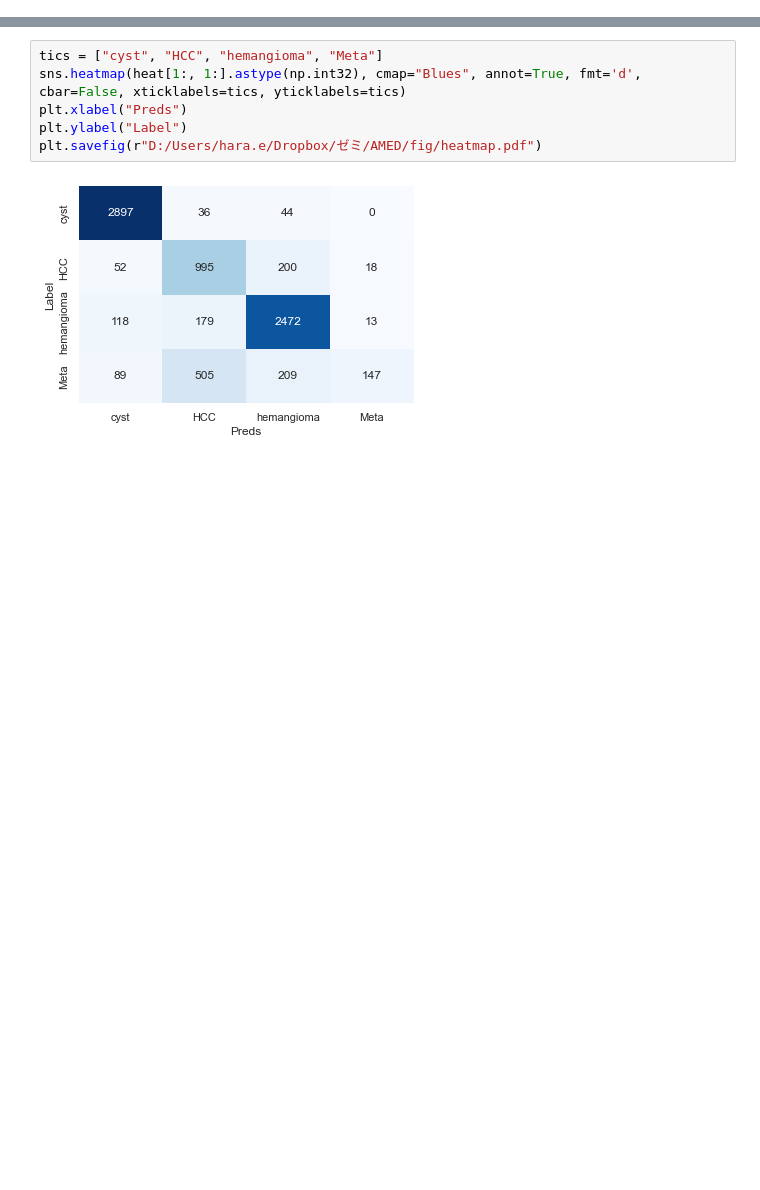
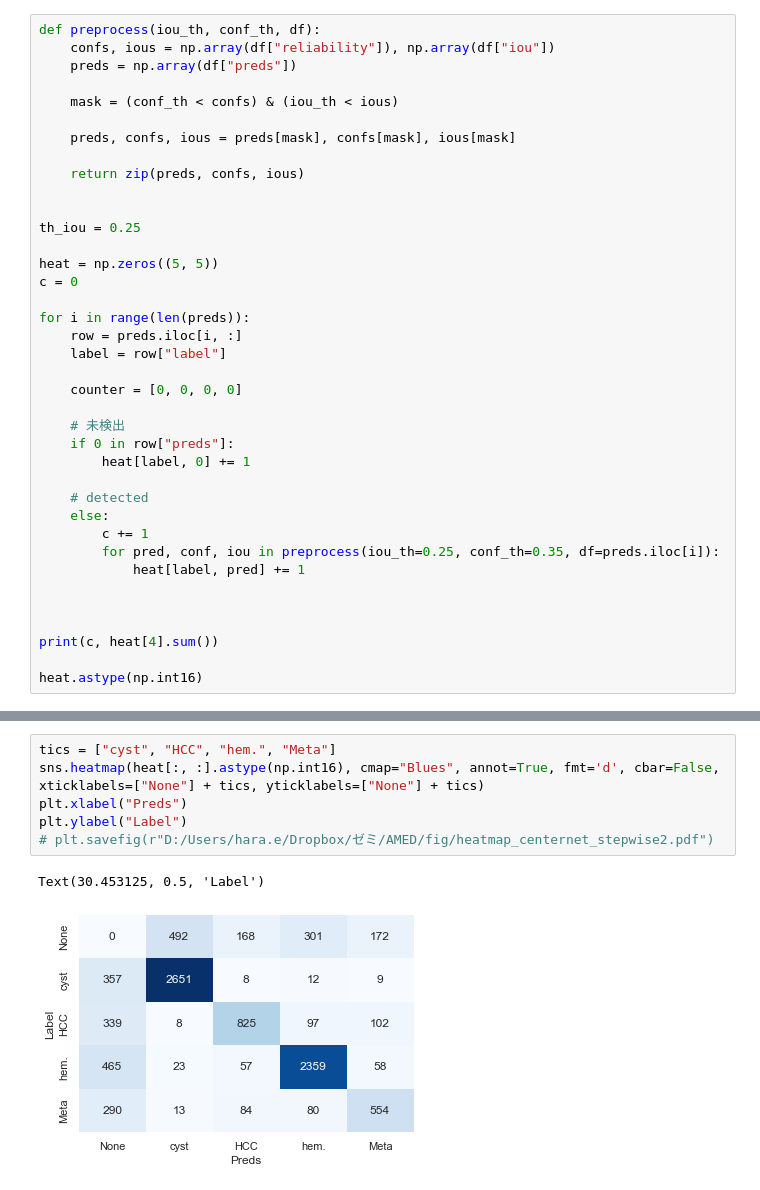
Before and after one commit to a5chin/AMED, a Jupyter notebook: notebook/confusion_matrix.ipynb, the cells around one changed output, grey strips where cells are left out. Saved outputs shown, nothing was run; the diff lists cells and outputs as text; blank space fills up the shorter version.

```diff
--- a/notebook/confusion_matrix.ipynb
+++ b/notebook/confusion_matrix.ipynb
@@ -84,0 +136,38 @@ array([[   0.,    0.,    0.,    0.,    0.],
+# %%
+def preprocess(iou_th, conf_th, df):
+    confs, ious = np.array(df["reliability"]), np.array(df["iou"])
+    preds = np.array(df["preds"])
+
+    mask = (conf_th < confs) & (iou_th < ious)
+
+    preds, confs, ious = preds[mask], confs[mask], ious[mask]
+
+    return zip(preds, confs, ious)
+
+
+th_iou = 0.25
+
+heat = np.zeros((5, 5))
+c = 0
+
+for i in range(len(preds)):
+    row = preds.iloc[i, :]
+    label = row["label"]
+
+    counter = [0, 0, 0, 0]
+
+    # 未検出
+    if 0 in row["preds"]:
+        heat[label, 0] += 1
+
+    # detected
+    else:
+        c += 1
+        for pred, conf, iou in preprocess(iou_th=0.25, conf_th=0.35, df=preds.iloc[i]):
+            heat[label, pred] += 1
+
+
+
+print(c, heat[4].sum())
+
+heat.astype(np.int16)
@@ -85,9 +234,10 @@ array([[   0.,    0.,    0.,    0.,    0.],
 # %%
-tics = ["cyst", "HCC", "hemangioma", "Meta"]
-sns.heatmap(heat[1:, 1:].astype(np.int32), cmap="Blues", annot=True, fmt='d', cbar=False, xticklabels=tics, yticklabels=tics)
+tics = ["cyst", "HCC", "hem.", "Meta"]
+sns.heatmap(heat[:, :].astype(np.int16), cmap="Blues", annot=True, fmt='d', cbar=False, xticklabels=["None"] + tics, yticklabels=["None"] + tics)
 plt.xlabel("Preds")
 plt.ylabel("Label")
-plt.savefig(r"D:/Users/hara.e/Dropbox/ゼミ/AMED/fig/heatmap.pdf")
+# plt.savefig(r"D:/Users/hara.e/Dropbox/ゼミ/AMED/fig/heatmap_centernet_stepwise2.pdf")
 # %% [output]
+Text(30.453125, 0.5, 'Label')
-[figure, old version]
+[figure, new version]
 # %%
```
Also changed, not shown: parts of 17 cells of this notebook.
